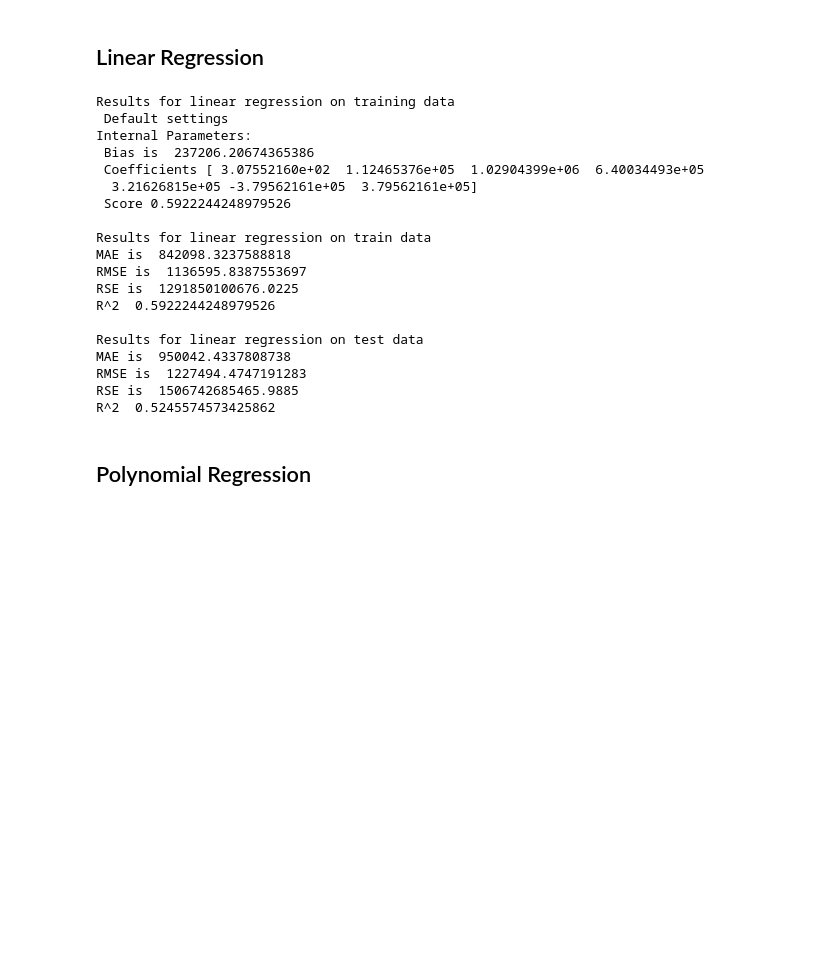
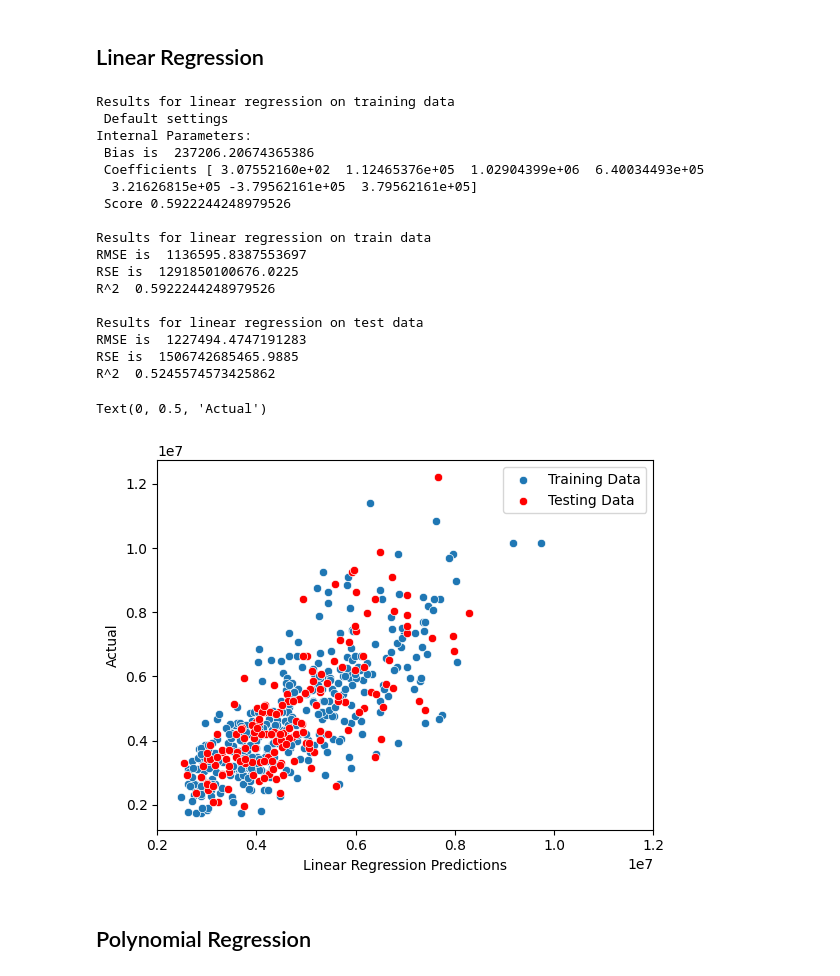
Before and after one commit to Bshell13/shellenberger_capstone, a Jupyter notebook: data_analysis.ipynb, the cells around one changed output. Saved outputs shown, nothing was run; the diff lists cells and outputs as text; code cells hidden in the pictures; blank space fills up the shorter version.

```diff
--- a/data_analysis.ipynb
+++ b/data_analysis.ipynb
@@ -38,7 +40,7 @@ from sklearn.metrics import mean_squared_error, mean_absolute_error, r2_score
 lr_model = LinearRegression()
 lr_model.fit(X_train, y_train)
 
-y_train_pred = lr_model.predict(X_train)
+y_lr_train_pred = lr_model.predict(X_train)
 
 print("Results for linear regression on training data")
 print(' Default settings')
@@ -48,18 +50,16 @@ print(' Coefficients', lr_model.coef_)
 print(' Score', lr_model.score(X_train,y_train))
 print()
 print('Results for linear regression on train data')
-print('MAE is ', mean_absolute_error(y_train,y_train_pred))
-print('RMSE is ', np.sqrt(mean_squared_error(y_train, y_train_pred)))
-print('RSE is ', mean_squared_error(y_train, y_train_pred))
-print('R^2 ', r2_score(y_train, y_train_pred))
+print('RMSE is ', np.sqrt(mean_squared_error(y_train, y_lr_train_pred)))
+print('RSE is ', mean_squared_error(y_train, y_lr_train_pred))
+print('R^2 ', r2_score(y_train, y_lr_train_pred))
 
-y_test_pred = lr_model.predict(X_test)
+y_lr_test_pred = lr_model.predict(X_test)
 print()
 print('Results for linear regression on test data')
-print('MAE is ', mean_absolute_error(y_test,y_test_pred))
-print('RMSE is ', np.sqrt(mean_squared_error(y_test, y_test_pred)))
-print('RSE is ', mean_squared_error(y_test, y_test_pred))
-print('R^2 ', r2_score(y_test, y_test_pred))
+print('RMSE is ', np.sqrt(mean_squared_error(y_test, y_lr_test_pred)))
+print('RSE is ', mean_squared_error(y_test, y_lr_test_pred))
+print('R^2 ', r2_score(y_test, y_lr_test_pred))
 # %% [output]
 Results for linear regression on training data
  Default settings
@@ -70,16 +70,24 @@ Internal Parameters:
  Score 0.5922244248979526
 
 Results for linear regression on train data
-MAE is  842098.3237588818
 RMSE is  1136595.8387553697
 RSE is  1291850100676.0225
 R^2  0.5922244248979526
 
 Results for linear regression on test data
-MAE is  950042.4337808738
 RMSE is  1227494.4747191283
 RSE is  1506742685465.9885
 R^2  0.5245574573425862
+# %%
+sns.scatterplot(x=y_lr_train_pred, y=y_train)
+sns.scatterplot(x=y_lr_test_pred, y=y_test, color='red')
+plt.legend(['Training Data', 'Testing Data'])
+plt.xticks([2000000, 4000000, 6000000, 8000000, 10000000, 12000000])
+plt.xlabel('Linear Regression Predictions')
+plt.ylabel('Actual')
+# %% [output]
+Text(0, 0.5, 'Actual')
+[figure, added]
 # %% [markdown]
 ## Polynomial Regression
 # %%
```
Also changed, not shown: parts of 7 cells of this notebook, 6 other files.
